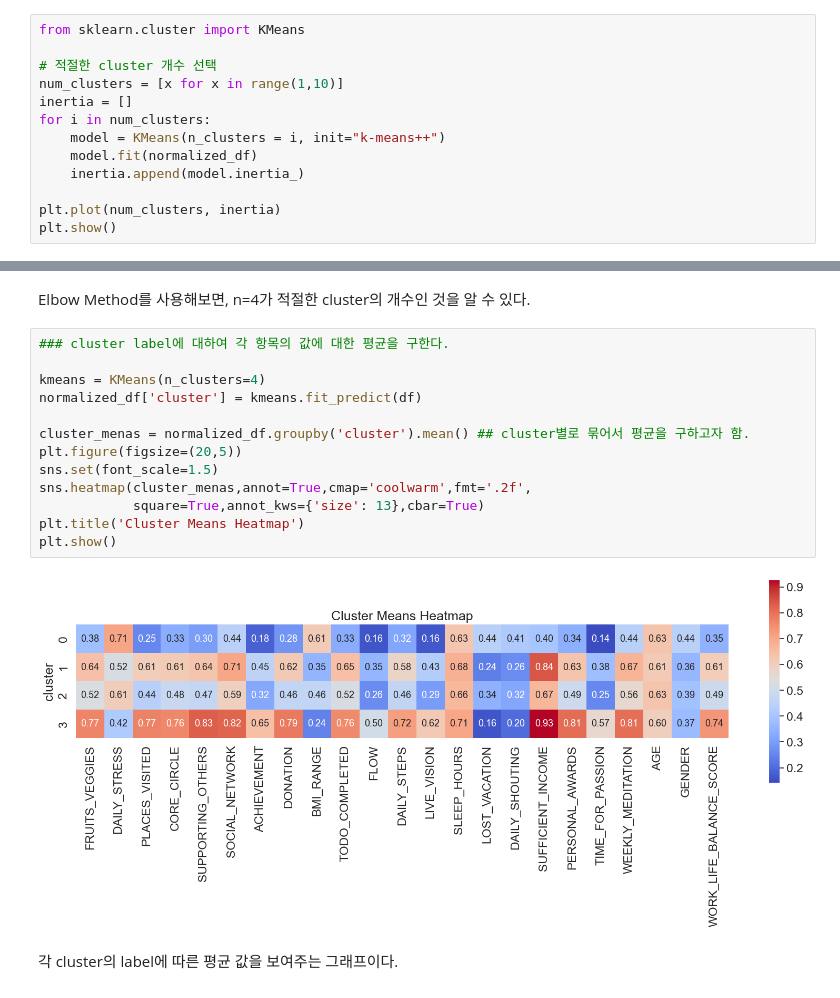
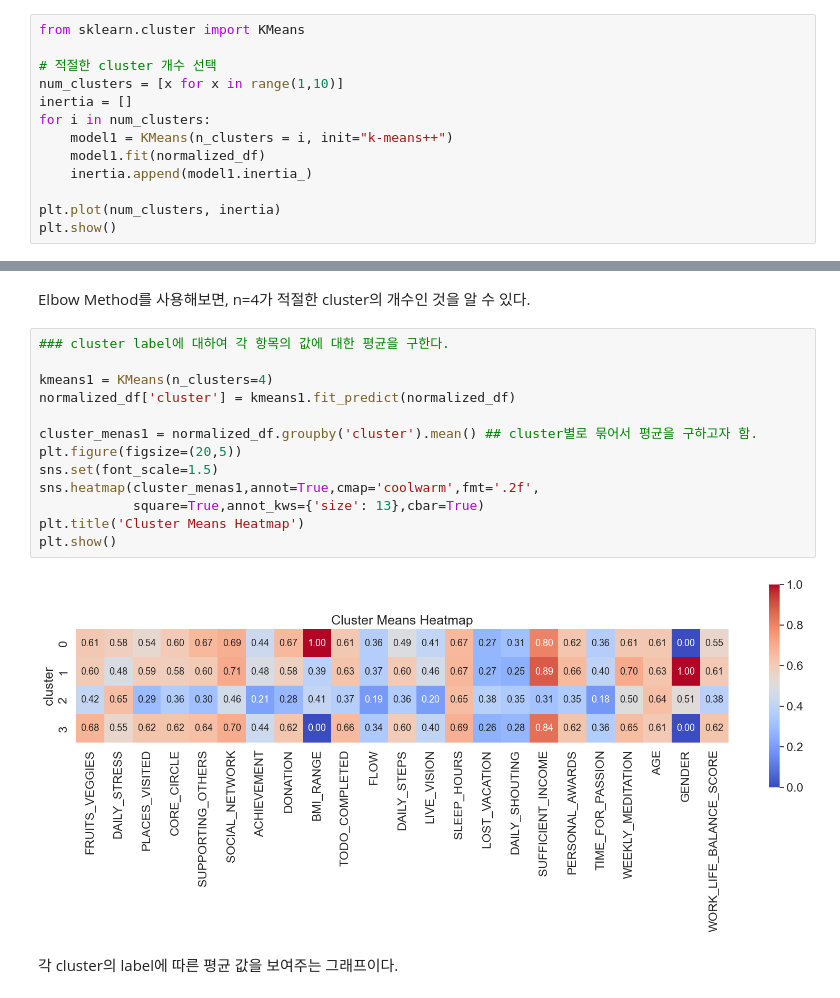
Before and after one commit to dlskd255/DataAnalysis, a Jupyter notebook: dataAnalysis.ipynb, the cells around one changed output, grey strips where cells are left out. Cells and saved outputs as stored; diff of their text form.

```diff
--- a/dataAnalysis.ipynb
+++ b/dataAnalysis.ipynb
@@ -646,9 +646,9 @@ from sklearn.cluster import KMeans
 num_clusters = [x for x in range(1,10)]
 inertia = []
 for i in num_clusters:
-    model = KMeans(n_clusters = i, init="k-means++")
-    model.fit(normalized_df)
-    inertia.append(model.inertia_)
+    model1 = KMeans(n_clusters = i, init="k-means++")
+    model1.fit(normalized_df)
+    inertia.append(model1.inertia_)
 
 plt.plot(num_clusters, inertia)
 plt.show()
@@ -659,18 +659,18 @@ Elbow Method를 사용해보면, n=4가 적절한 cluster의 개수인 것을
 # %%
 ### cluster label에 대하여 각 항목의 값에 대한 평균을 구한다.
 
-kmeans = KMeans(n_clusters=4)
-normalized_df['cluster'] = kmeans.fit_predict(df)
+kmeans1 = KMeans(n_clusters=4)
+normalized_df['cluster'] = kmeans1.fit_predict(normalized_df)
 
-cluster_menas = normalized_df.groupby('cluster').mean() ## cluster별로 묶어서 평균을 구하고자 함.
+cluster_menas1 = normalized_df.groupby('cluster').mean() ## cluster별로 묶어서 평균을 구하고자 함.
 plt.figure(figsize=(20,5))
 sns.set(font_scale=1.5)
-sns.heatmap(cluster_menas,annot=True,cmap='coolwarm',fmt='.2f',
+sns.heatmap(cluster_menas1,annot=True,cmap='coolwarm',fmt='.2f',
             square=True,annot_kws={'size': 13},cbar=True)
 plt.title('Cluster Means Heatmap')
 plt.show()
 # %% [output]
-[figure, old version]
+[figure, new version]
 # %% [markdown]
 각 cluster의 label에 따른 평균 값을 보여주는 그래프이다.
 # %%
```
Also changed, not shown: parts of 5 cells of this notebook.
